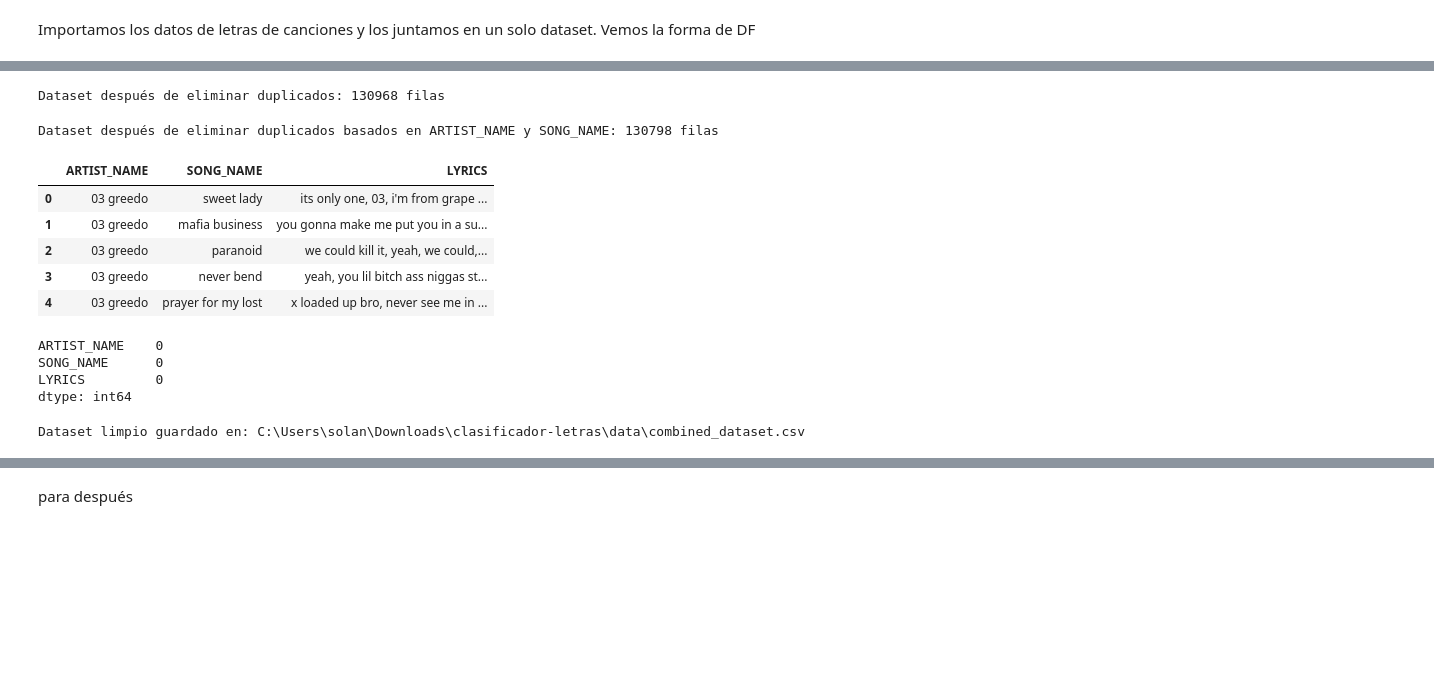
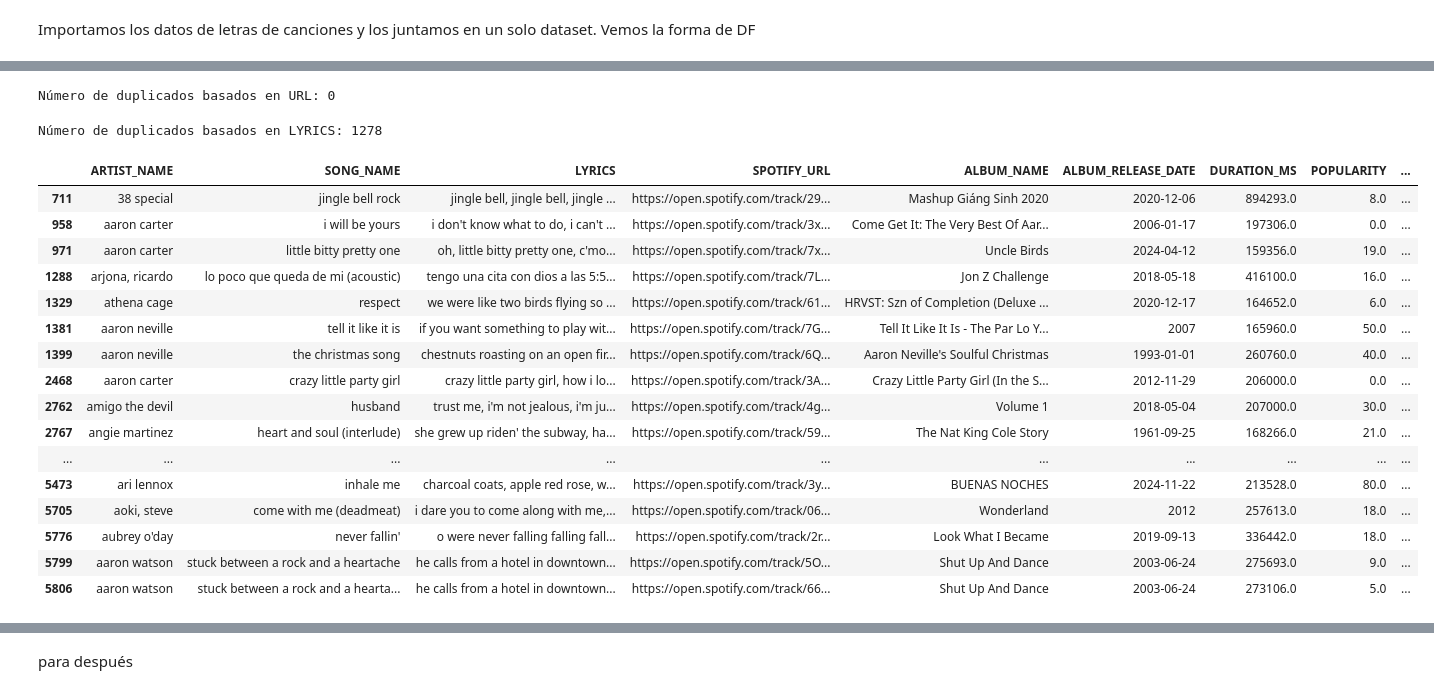
Before and after one commit to mezcolantriz/clasificador-letras, a Jupyter notebook: src/explore.ipynb, the cells around one changed output, grey strips where cells are left out. Saved outputs shown, nothing was run; the diff lists cells and outputs as text; code cells hidden in the pictures; blank space fills up the shorter version.

```diff
--- a/src/explore.ipynb
+++ b/src/explore.ipynb
@@ -70,39 +157,32 @@ Número de duplicados basados en ARTIST_NAME y SONG_NAME: 395
-# %%
-# Eliminar duplicados en el dataset completo
-df = df.drop_duplicates()
-
-print(f"Dataset después de eliminar duplicados: {len(df)} filas")
-# %% [output]
-Dataset después de eliminar duplicados: 130968 filas
+# %%
+#Número de duplicados basados en URL
+duplicados_URL= df.duplicated(subset=['SPOTIFY_URL']).sum()
+print(f"Número de duplicados basados en URL: {duplicados_URL}")
+# %% [output]
+Número de duplicados basados en URL: 0
 # %%
-# Eliminar duplicados basados en ARTIST_NAME y SONG_NAME
-df = df.drop_duplicates(subset=['ARTIST_NAME', 'SONG_NAME'])
+# Identificar duplicados basados en LYRICS
+duplicated_lyrics = df[df.duplicated(subset=['LYRICS'], keep=False)]
 
-print(f"Dataset después de eliminar duplicados basados en ARTIST_NAME y SONG_NAME: {len(df)} filas")
+# Mostrar duplicados encontrados
+print(f"Número de duplicados basados en LYRICS: {len(duplicated_lyrics)}")
+duplicated_lyrics.head(50)
 # %% [output]
-Dataset después de eliminar duplicados basados en ARTIST_NAME y SONG_NAME: 130798 filas
+Número de duplicados basados en LYRICS: 1278
+|  | ARTIST_NAME | SONG_NAME | LYRICS | SPOTIFY_URL | ALBUM_NAME | ALBUM_RELEASE_DATE | DURATION_MS | POPULARITY | ... |
+| 711 | 38 special | jingle bell rock | jingle bell, jingle bell, jingle ... | https://open.spotify.com/track/29... | Mashup Giáng Sinh 2020 | 2020-12-06 | 894293.0 | 8.0 | ... |
+| 958 | aaron carter | i will be yours | i don't know what to do, i can't ... | https://open.spotify.com/track/3x... | Come Get It: The Very Best Of Aar... | 2006-01-17 | 197306.0 | 0.0 | ... |
+| 971 | aaron carter | little bitty pretty one | oh, little bitty pretty one, c'mo... | https://open.spotify.com/track/7x... | Uncle Birds | 2024-04-12 | 159356.0 | 19.0 | ... |
+| 1288 | arjona, ricardo | lo poco que queda de mi (acoustic) | tengo una cita con dios a las 5:5... | https://open.spotify.com/track/7L... | Jon Z Challenge | 2018-05-18 | 416100.0 | 16.0 | ... |
+| 1329 | athena cage | respect | we were like two birds flying so ... | https://open.spotify.com/track/61... | HRVST: Szn of Completion (Deluxe ... | 2020-12-17 | 164652.0 | 6.0 | ... |
+| 1381 | aaron neville | tell it like it is | if you want something to play wit... | https://open.spotify.com/track/7G... | Tell It Like It Is - The Par Lo Y... | 2007 | 165960.0 | 50.0 | ... |
+| 1399 | aaron neville | the christmas song | chestnuts roasting on an open fir... | https://open.spotify.com/track/6Q... | Aaron Neville's Soulful Christmas | 1993-01-01 | 260760.0 | 40.0 | ... |
+| 2468 | aaron carter | crazy little party girl | crazy little party girl, how i lo... | https://open.spotify.com/track/3A... | Crazy Little Party Girl (In the S... | 2012-11-29 | 206000.0 | 0.0 | ... |
+| 2762 | amigo the devil | husband | trust me, i'm not jealous, i'm ju... | https://open.spotify.com/track/4g... | Volume 1 | 2018-05-04 | 207000.0 | 30.0 | ... |
+| 2767 | angie martinez | heart and soul (interlude) | she grew up riden' the subway, ha... | https://open.spotify.com/track/59... | The Nat King Cole Story | 1961-09-25 | 168266.0 | 21.0 | ... |
+| ... | ... | ... | ... | ... | ... | ... | ... | ... | ... |
+| 5473 | ari lennox | inhale me | charcoal coats, apple red rose, w... | https://open.spotify.com/track/3y... | BUENAS NOCHES | 2024-11-22 | 213528.0 | 80.0 | ... |
+| 5705 | aoki, steve | come with me (deadmeat) | i dare you to come along with me,... | https://open.spotify.com/track/06... | Wonderland | 2012 | 257613.0 | 18.0 | ... |
+| 5776 | aubrey o'day | never fallin' | o were never falling falling fall... | https://open.spotify.com/track/2r... | Look What I Became | 2019-09-13 | 336442.0 | 18.0 | ... |
+| 5799 | aaron watson | stuck between a rock and a heartache | he calls from a hotel in downtown... | https://open.spotify.com/track/5O... | Shut Up And Dance | 2003-06-24 | 275693.0 | 9.0 | ... |
+| 5806 | aaron watson | stuck between a rock and a hearta... | he calls from a hotel in downtown... | https://open.spotify.com/track/66... | Shut Up And Dance | 2003-06-24 | 273106.0 | 5.0 | ... |
-# %%
-df.head()
-# %% [output]
-|  | ARTIST_NAME | SONG_NAME | LYRICS |
-| 0 | 03 greedo | sweet lady | its only one, 03, i'm from grape ... |
-| 1 | 03 greedo | mafia business | you gonna make me put you in a su... |
-| 2 | 03 greedo | paranoid | we could kill it, yeah, we could,... |
-| 3 | 03 greedo | never bend | yeah, you lil bitch ass niggas st... |
-| 4 | 03 greedo | prayer for my lost | x loaded up bro, never see me in ... |
-# %%
-# Verificar si hay valores nulos en cada columna
-nulos_por_columna = df.isnull().sum()
-print(nulos_por_columna)
-# %% [output]
-ARTIST_NAME    0
-SONG_NAME      0
-LYRICS         0
-dtype: int64
-# %%
-# Sobrescribir el archivo original o guardar uno nuevo
-file_path = r"C:\Users\solan\Downloads\clasificador-letras\data\combined_dataset.csv"
-df.to_csv(file_path, index=False)
-print(f"Dataset limpio guardado en: {file_path}")
-# %% [output]
-Dataset limpio guardado en: C:\Users\solan\Downloads\clasificador-letras\data\combined_dataset.csv
```
Also changed, not shown: parts of 24 cells of this notebook, 3 other files.
